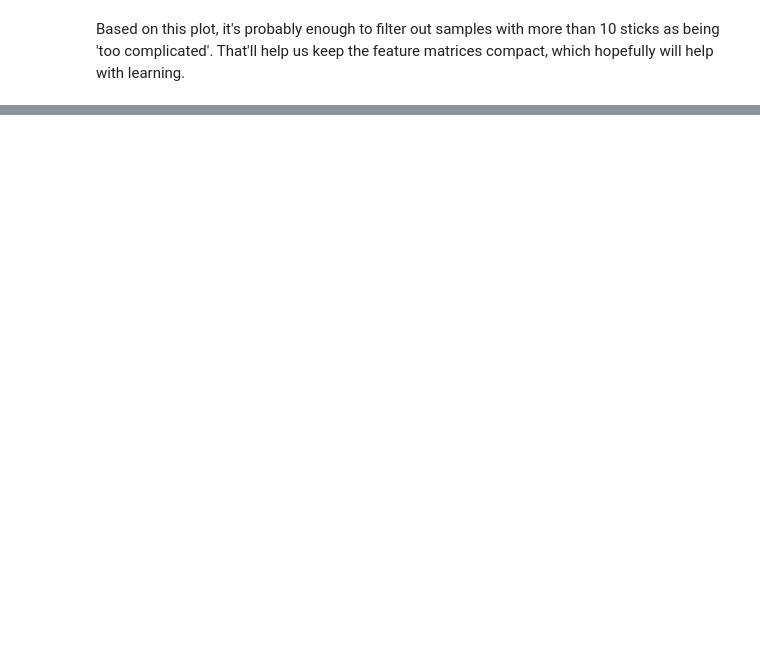
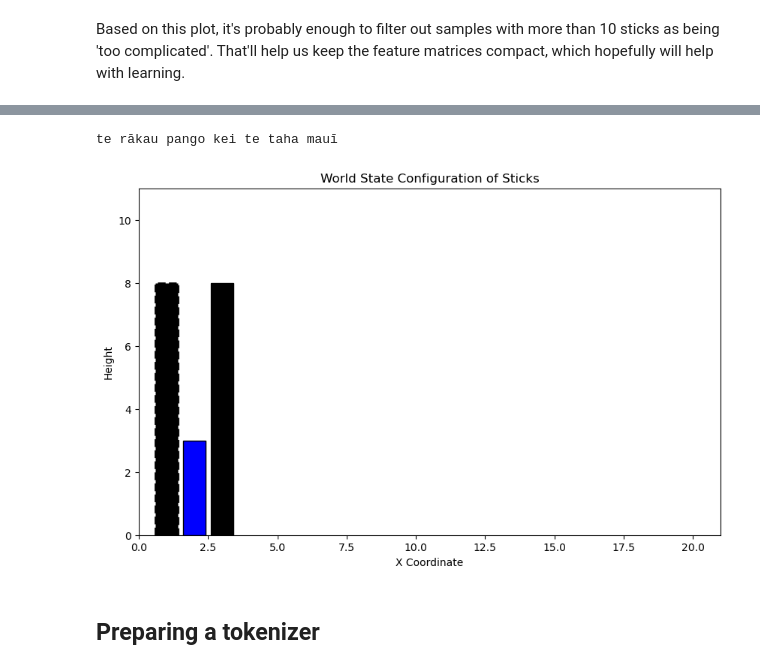
Before and after one commit to mathematiguy/horopakitanga, a Jupyter notebook: notebooks/03-inspecting-the-labelled-data.ipynb, the cells around one changed output, grey strips where cells are left out. Cells and saved outputs as stored; diff of their text form; code cells hidden in the pictures; blank space fills up the shorter version.

```diff
--- a/notebooks/03-inspecting-the-labelled-data.ipynb
+++ b/notebooks/03-inspecting-the-labelled-data.ipynb
@@ -123,0 +91,5 @@ dict_keys(['brown', 'green', 'white', 'red', 'yellow'])
+# %%
+descriptions = pd.Series([j['description'] for j in json_data])
+word_counts = pd.Series(' '.join(descriptions).split(' ')).value_counts()
+print(f"{len(word_counts)} words in the vocab")
+word_counts
@@ -123,0 +117,13 @@ dict_keys(['brown', 'green', 'white', 'red', 'yellow'])
+# %%
+rākau_data = pd.DataFrame(
+    {
+        'id': [j['id'] for j in json_data],
+        'entropy': [j['entropy'] for j in json_data],
+        'rākau': [j['sticks']['ngā_rākau'] for j in json_data],
+        'description': descriptions
+    }
+)
+rākau_data['num_rākau'] = rākau_data['rākau'].apply(len)
+
+rākau_data['description'] = rākau_data.description.str.replace("tawhiti rawa", "tawhiti_rawa")
+rākau_data
@@ -123,0 +144,9 @@ dict_keys(['brown', 'green', 'white', 'red', 'yellow'])
+# %%
+id = 'c26646db-3e36-4e8d-8652-264ec4d917cb'
+print(rākau_data.loc[rākau_data.id == id, 'description'].values[0])
+WorldState.from_dict({'ngā_rākau': rākau_data.loc[rākau_data.id == id, 'rākau'].values[0]}).draw()
+# %% [output]
+te rākau pango kei te taha mauī
+[figure, added]
+# %% [markdown]
+## Preparing a tokenizer
```
Also changed, not shown: parts of 43 cells of this notebook, 16 other files.
